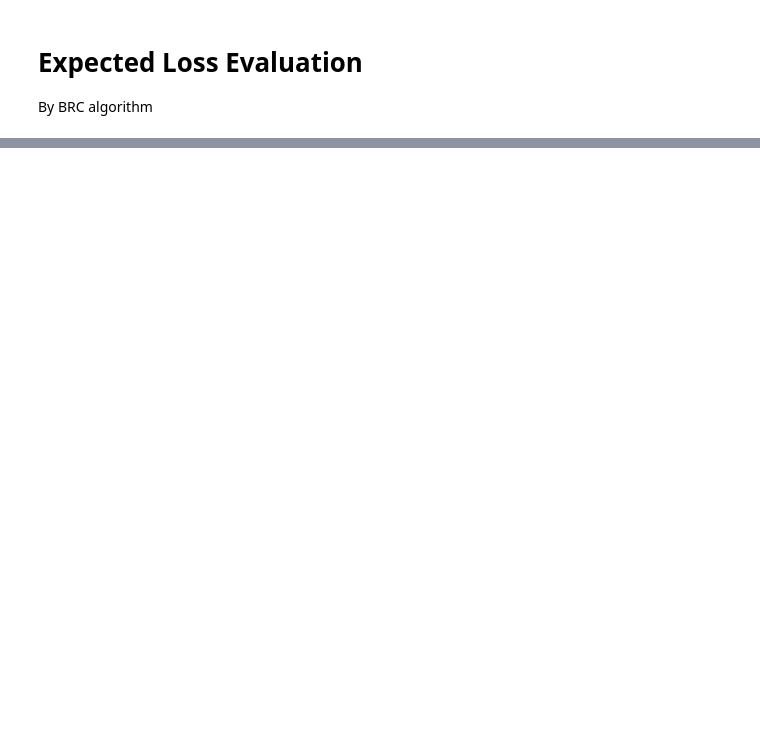
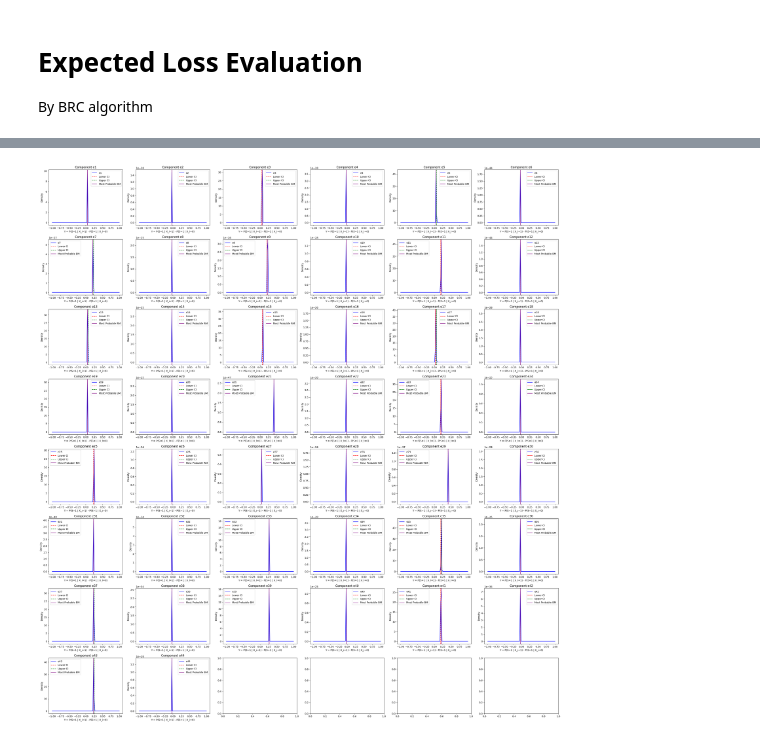
Before and after one commit to mjkang920/network_reliability, a Jupyter notebook: 2025-02-18-Scotland_brc+sampling.ipynb, the cells around one changed output, grey strips where cells are left out. Cells and saved outputs as stored; diff of their text form; code cells hidden in the pictures; blank space fills up the shorter version.

```diff
--- a/2025-02-18-Scotland_brc+sampling.ipynb
+++ b/2025-02-18-Scotland_brc+sampling.ipynb
@@ -1195,0 +1075,87 @@ NameError: name 'component_BM' is not defined
+# %%
+import numpy as np
+import matplotlib.pyplot as plt
+from scipy.stats import gaussian_kde
+
+y_values = np.linspace(-1, 1, 100)  # Define Y values for BM distribution
+num_components = len(probs_cpm.keys())  # Number of components
+
+# Automatically determine grid size (rows and columns)
+ncols = min(6, num_components)
+nrows = (num_components + ncols - 1) // ncols
+
+# Create subplots
+fig, axes = plt.subplots(nrows, ncols, figsize=(5 * ncols, 4 * nrows))
+axes = np.array(axes).flatten()
+
+bm_results = {}
+bm_confidence_intervals = {}  # Store confidence intervals
+
+for ax, X_n in zip(axes, probs_cpm.keys()):
+    print(f"Computing BM distribution with mpmath for Component: {X_n}")
+
+    alpha1 = final_results_1[X_n]['Alpha']
+    beta1 = final_results_1[X_n]['Beta']
+    alpha2 = final_results_0[X_n]['Alpha']
+    beta2 = final_results_0[X_n]['Beta']
+
+    # Compute BM distribution over multiple Y values
+    BM_distribution = np.array([batch.f_Y_mpmath(y, alpha1, beta1, alpha2, beta2) for y in y_values])
+
+    # Compute 95% confidence interval from BM distribution
+    cdf = np.cumsum(BM_distribution) / np.sum(BM_distribution)  # Normalize CDF
+    lower_idx = np.searchsorted(cdf, 0.025)  # 2.5th percentile index
+    upper_idx = np.searchsorted(cdf, 0.975)  # 97.5th percentile index
+
+    lower_bound = y_values[lower_idx]
+    upper_bound = y_values[upper_idx]
+
+    # Find the mode (most probable BM value)
+    kde = gaussian_kde(y_values, weights=BM_distribution)  # Kernel Density Estimation
+    mode_BM = y_values[np.argmax(kde(y_values))]  # Find peak density
+
+    # Store results
+    bm_results[X_n] = BM_distribution
+    bm_confidence_intervals[X_n] = {
+        'Lower Bound': lower_bound,
+        'Upper Bound': upper_bound,
+        'Most Probable BM': mode_BM
+    }
+
+    # Plot BM distribution
+    ax.plot(y_values, BM_distribution, label=f"{X_n}", color='blue')
+    ax.axvline(lower_bound, color='red', linestyle='--', label="Lower CI")
+    ax.axvline(upper_bound, color='green', linestyle='--', label="Upper CI")
+    ax.axvline(mode_BM, color='purple', linestyle='-', label="Most Probable BM")
+    ax.set_title(f"Component {X_n}")
+    ax.set_xlabel("Y = P(S=1 | X_i=1) - P(S=1 | X_i=0)")
+    ax.set_ylabel("Density")
+    ax.legend()
+
+plt.tight_layout()
+plt.show()
+
+# Bar Chart for Most Probable BM
+component_names = list(bm_confidence_intervals.keys())
+most_probable_bm_values = [
+    np.maximum(bm_confidence_intervals[comp]['Most Probable BM'], 0)
+    for comp in component_names
+]
+
+plt.figure(figsize=(8, 5))
+plt.bar(component_names, most_probable_bm_values, color='gray', alpha=0.7)
+plt.xlabel("Component")
+plt.ylabel("Most Probable BM Value")
+plt.title("Component Importance Based on Birnbaum's Measure (BRC+Sampling)")
+plt.ylim(0, 1)
+plt.xticks(rotation=60, fontsize=6)
+plt.grid(axis="y", linestyle="--", alpha=0.6)
+plt.show()
+
+# Print BM Confidence Intervals for all components
+print("\n🔹 **95% Reliable Interval and Most Probable BM for Each Component** 🔹")
+for comp, values in bm_confidence_intervals.items():
+    print(f"\nComponent: {comp}")
+    print(f"   - 95% Confidence Interval: [{values['Lower Bound']:.4f}, {values['Upper Bound']:.4f}]")
+    print(f"   - Most Probable BM: {values['Most Probable BM']:.4f}")
+# %% [output]
@@ -1195,0 +1179 @@ NameError: name 'component_BM' is not defined
+[figure, added]
```
Also changed, not shown: parts of 20 cells of this notebook, 1 other file.
